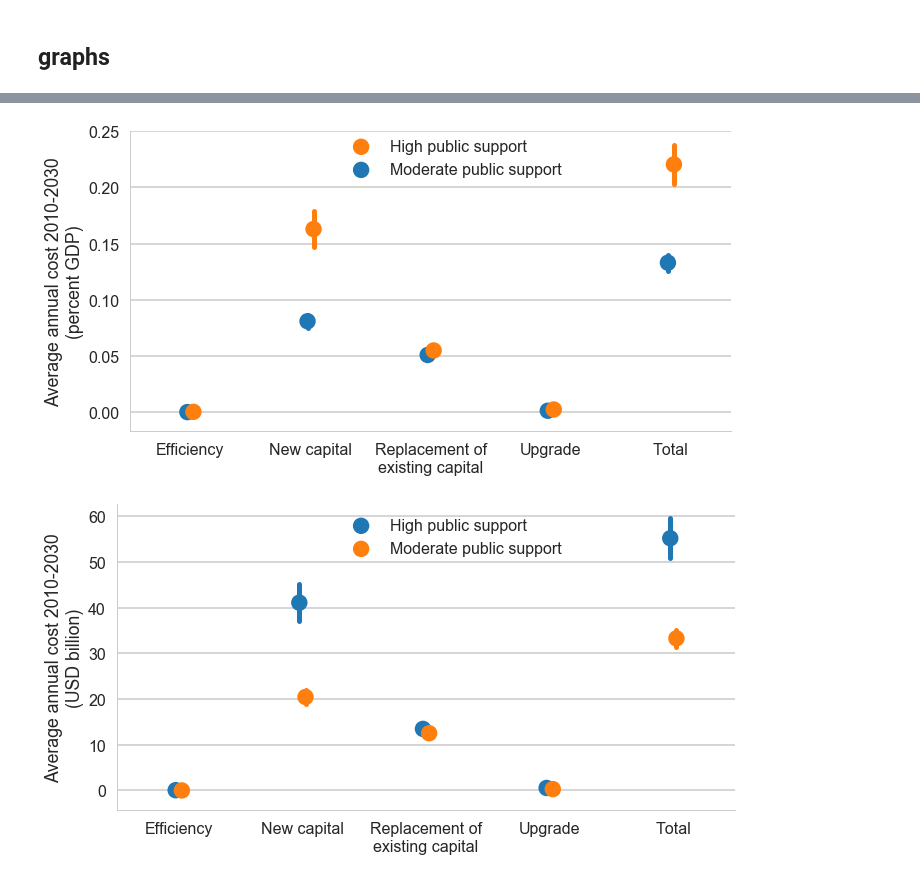
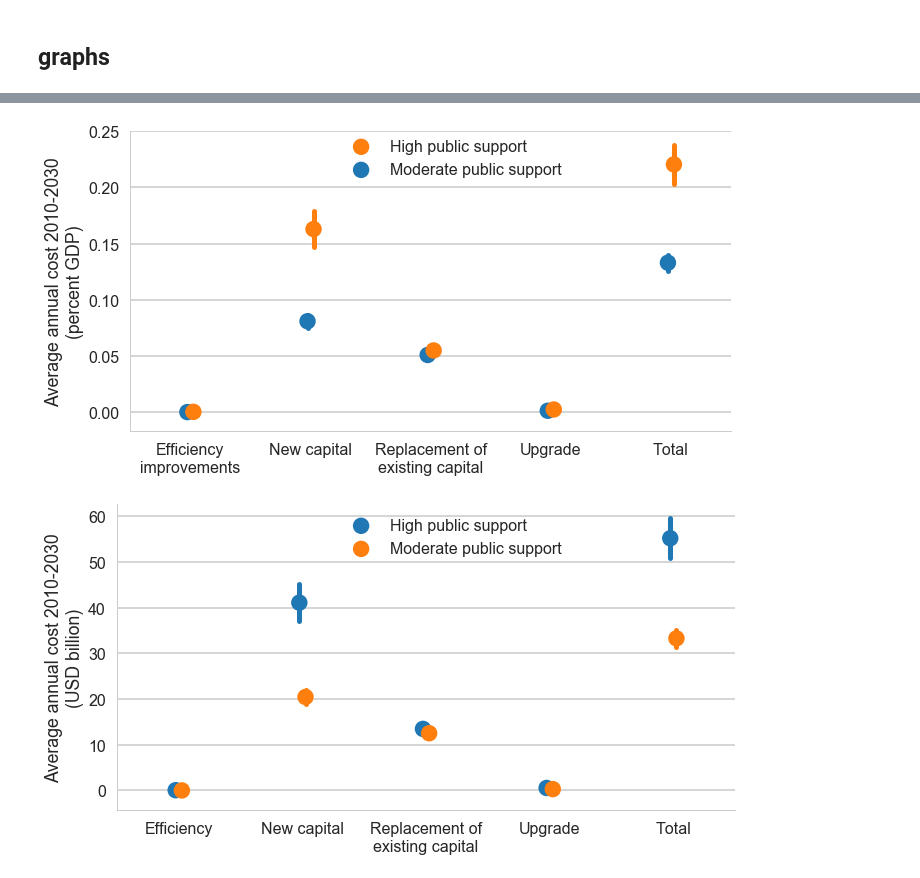
Before and after one commit to julierozenberg/infra_needs_analyses, a Jupyter notebook: iiasa_irrigation.ipynb, the cells around one changed output, grey strips where cells are left out. Saved outputs shown, nothing was run; the diff lists cells and outputs as text; code cells hidden in the pictures.

```diff
--- a/iiasa_irrigation.ipynb
+++ b/iiasa_irrigation.ipynb
@@ -373,32 +373,32 @@ toplot.sample(2)
 # %%
 toplot = costs_pc_dev_world.drop(['Region AFR MaxInvest',\
        'Region EAP MaxInvest', 'Region ECA MaxInvest',\
        'Region LCR MaxInvest', 'Region MNA MaxInvest',\
        'Region SAR MaxInvest'],level="Sensitivity").drop("ZeroInvest",level="InvestmentType")
 toplot = toplot.stack().reset_index().rename(columns={0:"pc_GDP"})
 
 toplot['pc_GDP'] = 100*toplot['pc_GDP']
 
 toplot["Item"] = toplot.Item.str.title()
-toplot["Item"] = toplot.Item.replace({"Depreciation":"Replacement of\nexisting capital","Tot":"ZTotal","Expansion":"New capital"})
+toplot["Item"] = toplot.Item.replace({"Depreciation":"Replacement of\nexisting capital","Tot":"ZTotal","Expansion":"New capital", "Efficiency":"Efficiency\nimprovements"})
 toplot = toplot.set_index("Item").sort_index(level="Item")
 toplot = toplot.reset_index()
 toplot["Item"] = toplot.Item.replace({"ZTotal":"Total"})
 
 toplot["InvestmentType"] = toplot["InvestmentType"].replace({"Invest":"Moderate public support","MaxInvest":"High public support"})
 
 g = sns.factorplot(x='Item',y="pc_GDP", hue='InvestmentType',data=toplot, kind="point",\
                    dodge=True, size=6, aspect=1.7,\
                   legend=False,join=False, ci="sd")
 
 g.set_axis_labels("", "Average annual cost 2010-2030\n(percent GDP)")
 g.add_legend(title="",bbox_to_anchor=(0.55, 0.75), borderaxespad=0.)
 #plt.xticks(rotation=30)
 
 plt.savefig("irrigation_all_costs_pcGDP.png",ddpi=300,bbox_inches="tight")
 plt.savefig("irrigation_all_costs_pcGDP.pdf")
 # %% [output]
-[figure, old version]
+[figure, new version]
 # %%
 toplot = costs_discounted_reg2_2030_defl.drop(['Region AFR MaxInvest',\
        'Region EAP MaxInvest', 'Region ECA MaxInvest',\
```
Also changed, not shown: parts of 2 cells of this notebook, 2 other files.
